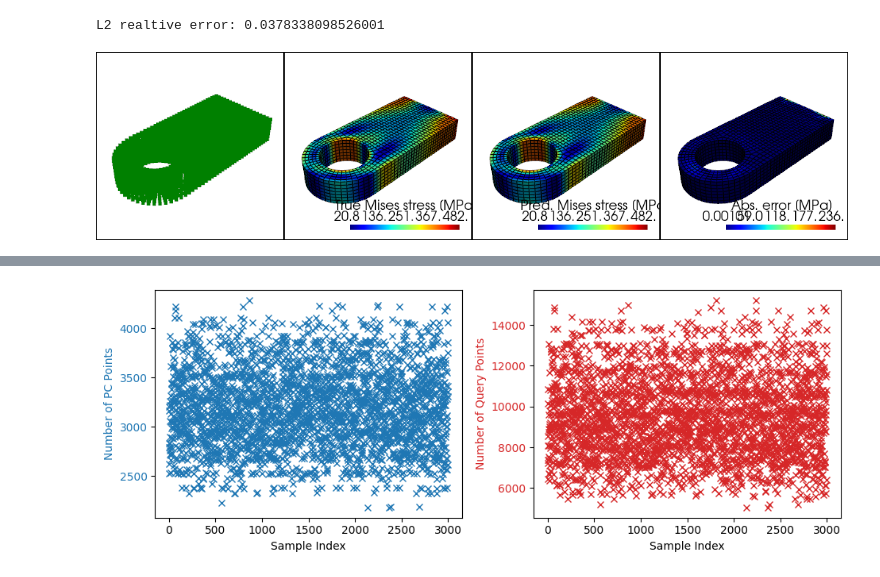
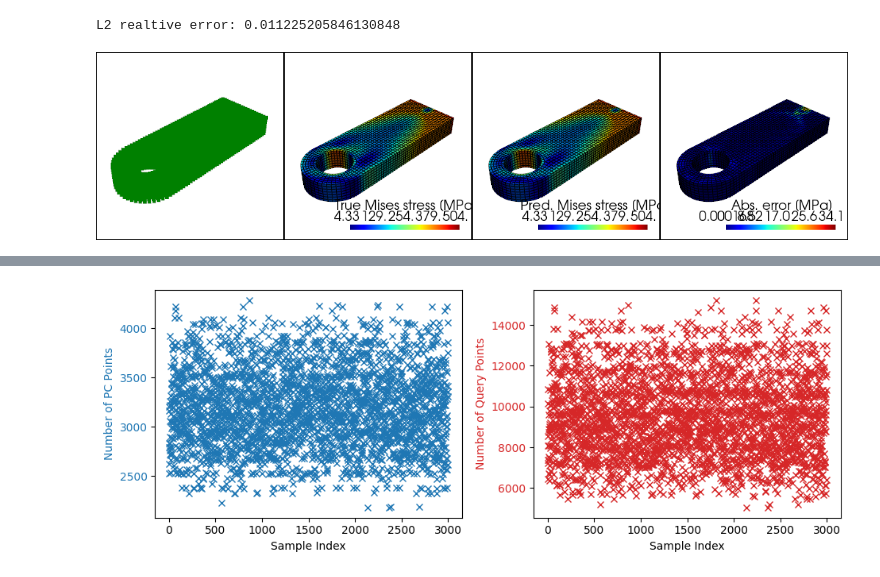
Before and after one commit to QibangLiu/GINOT, a Jupyter notebook: postp_LUG.ipynb, the cells around one changed output, grey strips where cells are left out. Saved outputs shown, nothing was run; the diff lists cells and outputs as text; code cells hidden in the pictures.

```diff
--- a/postp_LUG.ipynb
+++ b/postp_LUG.ipynb
@@ -210,20 +210,20 @@ L2 realtive error: 0.004070124123245478
 # %%
 # plot the worst test sample
 sort_idx = np.argsort(error_s)
-median_index = sort_idx[int(len(sort_idx))-1]
+median_index = sort_idx[int(len(sort_idx))-3]
 print(f"L2 realtive error: {error_s[median_index]}")
 cells_test = cells_all[sample_ids_test[median_index]]
 verts_test = verts_all_test[median_index]
 surface_pc_test = pc_all_test[median_index]
 True_s_test = s_true_test[median_index]
 Pred_s_test = s_pred_test[median_index]
 plot_results(surface_pc_test, True_s_test, Pred_s_test, cells_test,
              verts_test, cmap="jet", notebook=True,show_edges=show_edges, html_file=None)
 # plot_results(surface_pc_test, True_s_test, Pred_s_test, cells_test,
 #              verts_test, cmap="jet", notebook=True,show_edges=False, html_file=None)
 # %% [output]
-L2 realtive error: 0.0378338098526001
+L2 realtive error: 0.011225205846130848
-[figure, old version]
+[figure, new version]
 # %%
 # Training data
 time_start = time.time()
```
Also changed, not shown: parts of 9 cells of this notebook, 21 other files.
